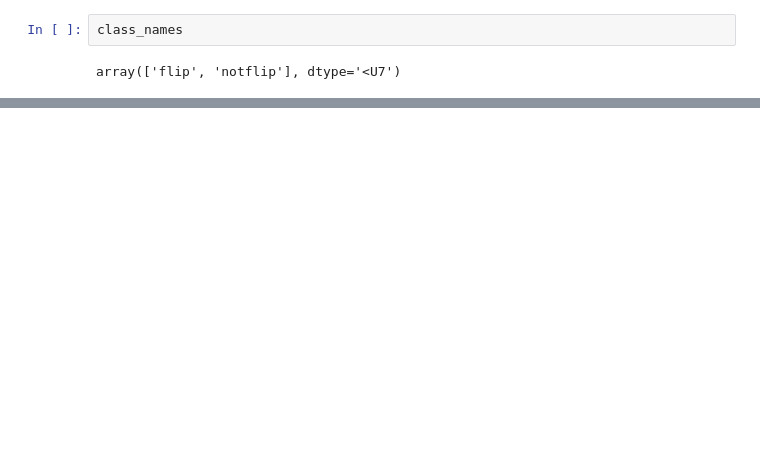
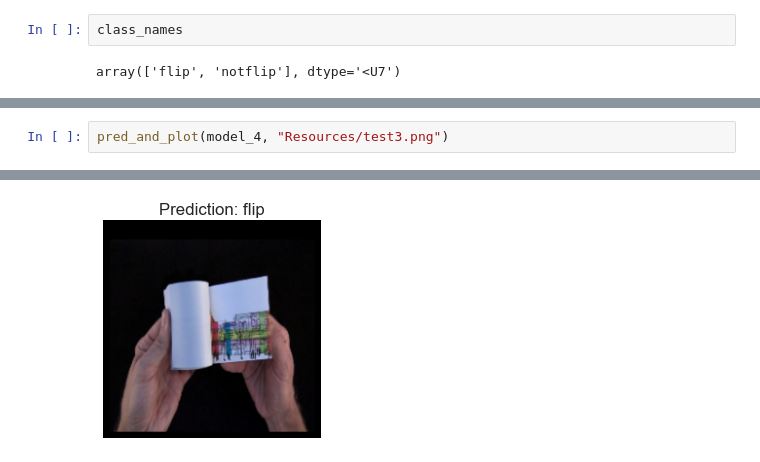
Before and after one commit to Ayesha-da/MonReader, a Jupyter notebook: monreader-updated.ipynb, the cells around one changed output, grey strips where cells are left out. Saved outputs shown, nothing was run; the diff lists cells and outputs as text; blank space fills up the shorter version.

```diff
--- a/monreader-updated.ipynb
+++ b/monreader-updated.ipynb
@@ -623,0 +604,3 @@ pred_and_plot(model_4, "4.jpg")
+# %%
+pred_and_plot(model_4, "Resources/test3.png")
+# %% [output]
@@ -624,3 +608,4 @@ pred_and_plot(model_4, "4.jpg")
+[figure, added]
 # %%
 # save a model
 model_4.save("saved_trained_model_4")
```
Also changed, not shown: parts of 38 cells of this notebook.
